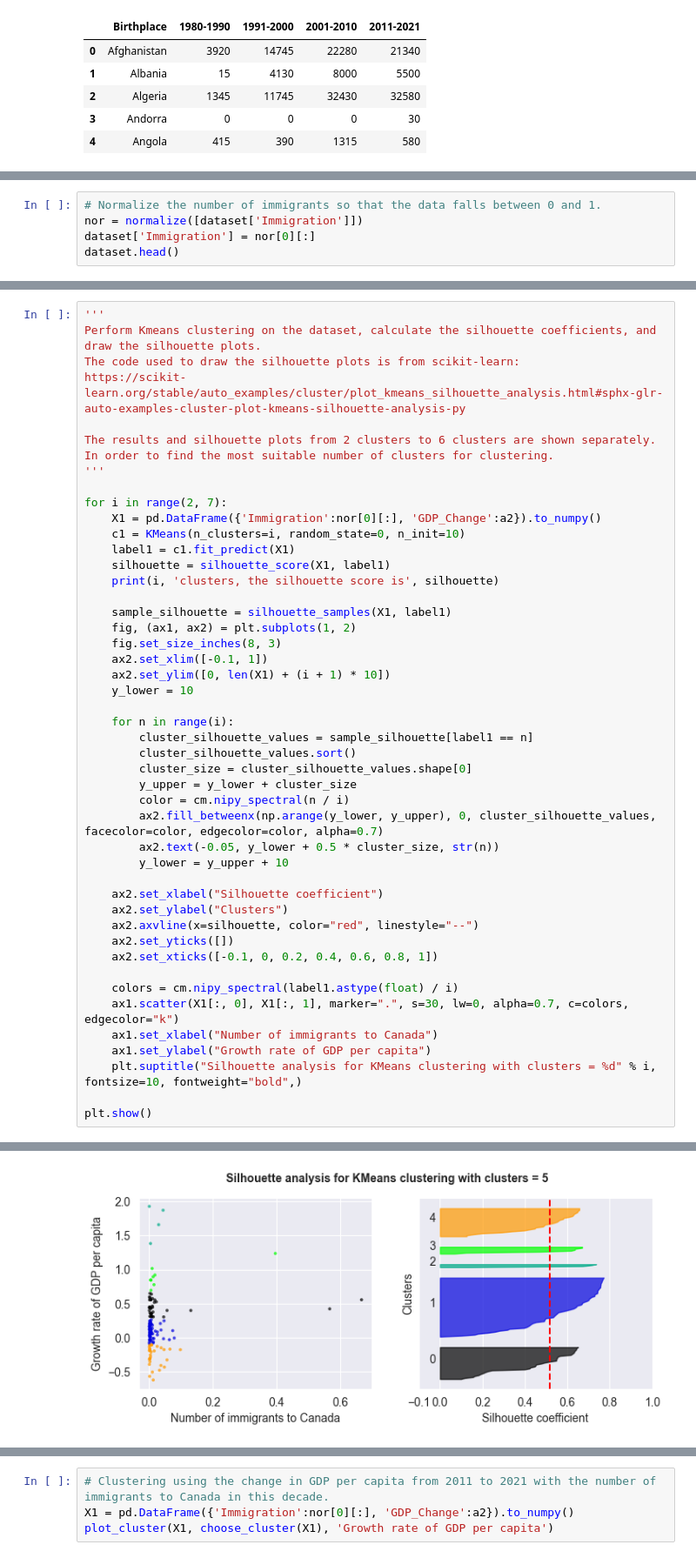
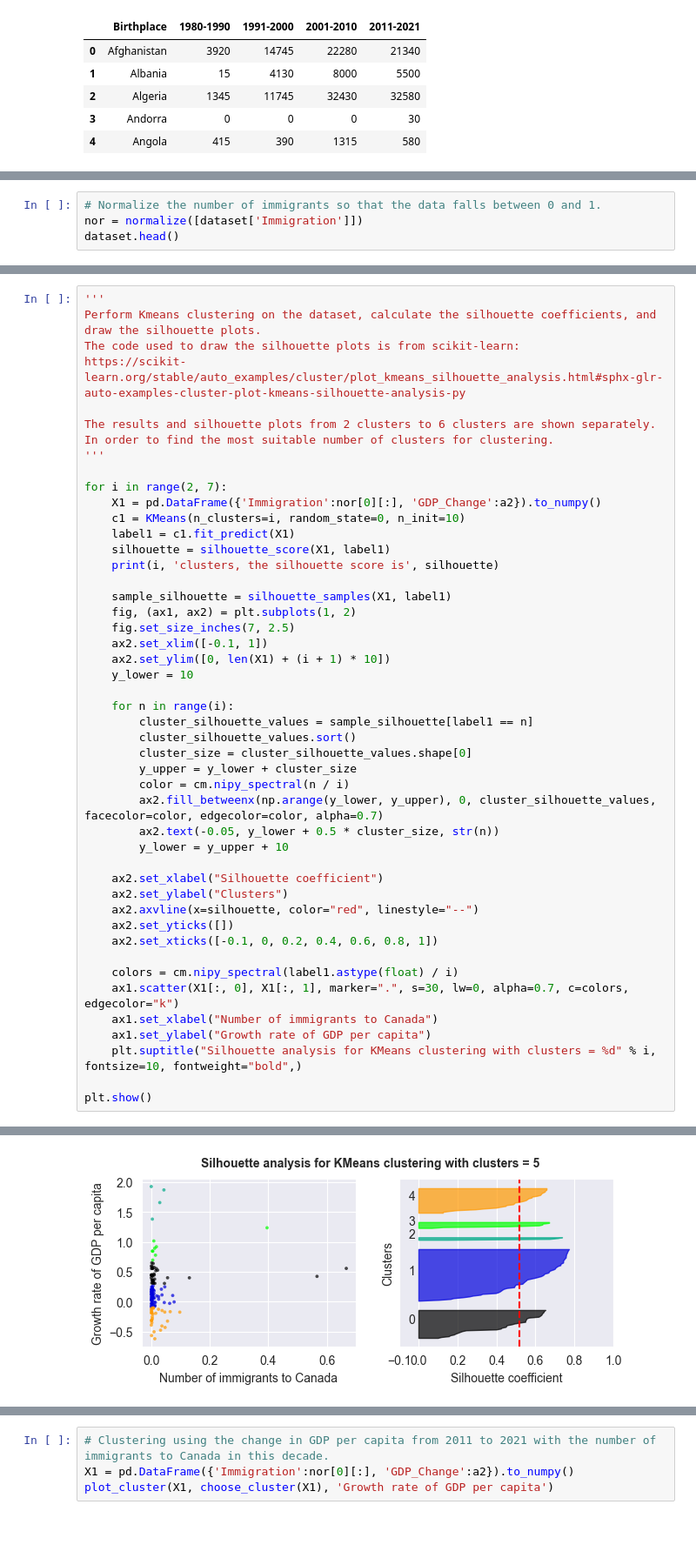
Before and after one commit to Hongwei-Z/CanadianImmigrationStudy, a Jupyter notebook: Experiment_1.ipynb, the cells around one changed output, grey strips where cells are left out. Shown at 87% size. Cells and saved outputs as stored; diff of their text form; blank space fills up the shorter version.

```diff
--- a/Experiment_1.ipynb
+++ b/Experiment_1.ipynb
@@ -177,7 +184,6 @@ Number of country/region: 138
 # %%
 # Normalize the number of immigrants so that the data falls between 0 and 1.
 nor = normalize([dataset['Immigration']])
-dataset['Immigration'] = nor[0][:]
 dataset.head()
 # %% [output]
 |  | Birthplace | Immigration | GDP_Change | LE_Change | IF_Change | EM_Change | FM_Change | HE_Change | ED_Change |
@@ -261,7 +267,7 @@ for i in range(2, 7):
 
     sample_silhouette = silhouette_samples(X1, label1)
     fig, (ax1, ax2) = plt.subplots(1, 2)
-    fig.set_size_inches(8, 3)
+    fig.set_size_inches(7, 2.5)
     ax2.set_xlim([-0.1, 1])
     ax2.set_ylim([0, len(X1) + (i + 1) * 10])
     y_lower = 10
@@ -301 +307 @@ plt.show()
-[figure, old version]
+[figure, new version]
```
Also changed, not shown: parts of 9 cells of this notebook, 1 other file.
